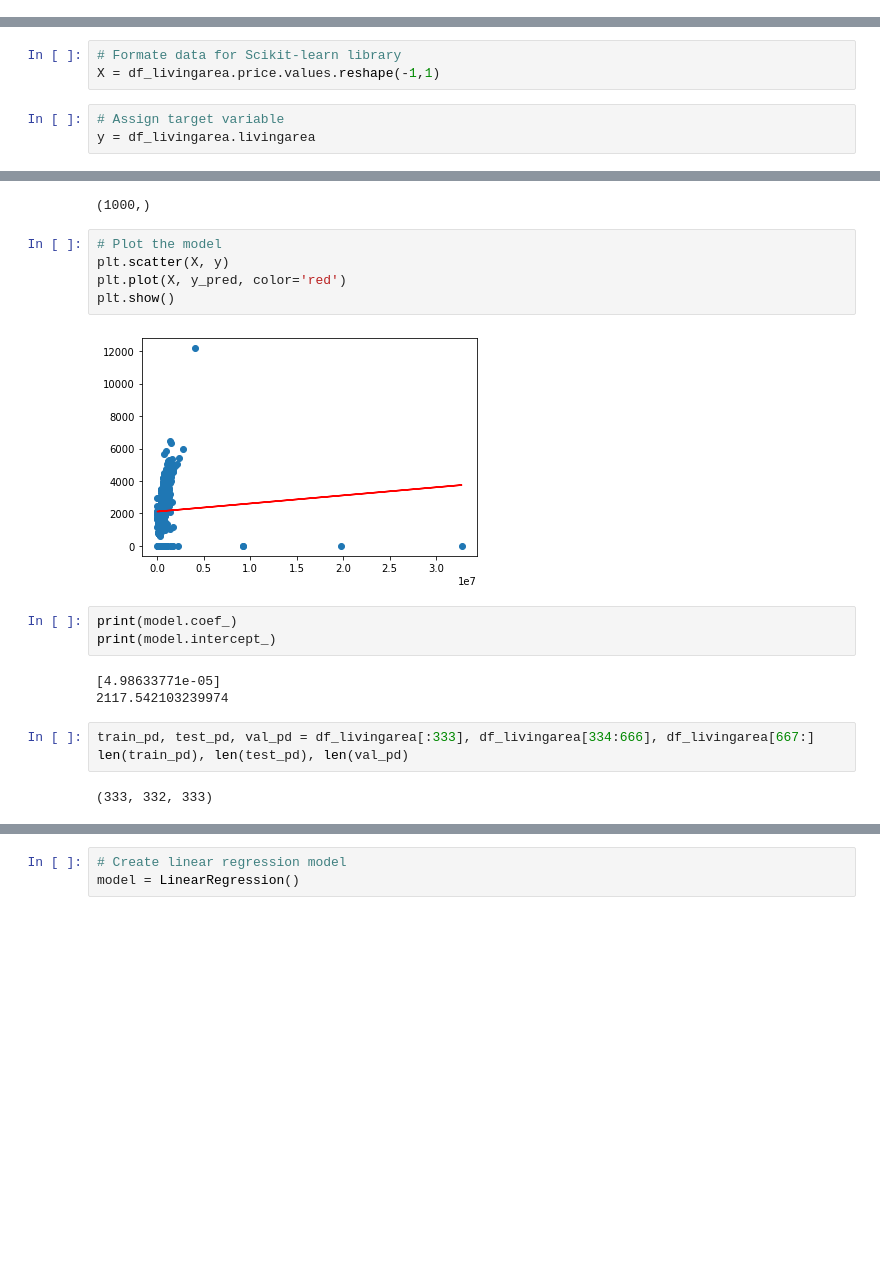
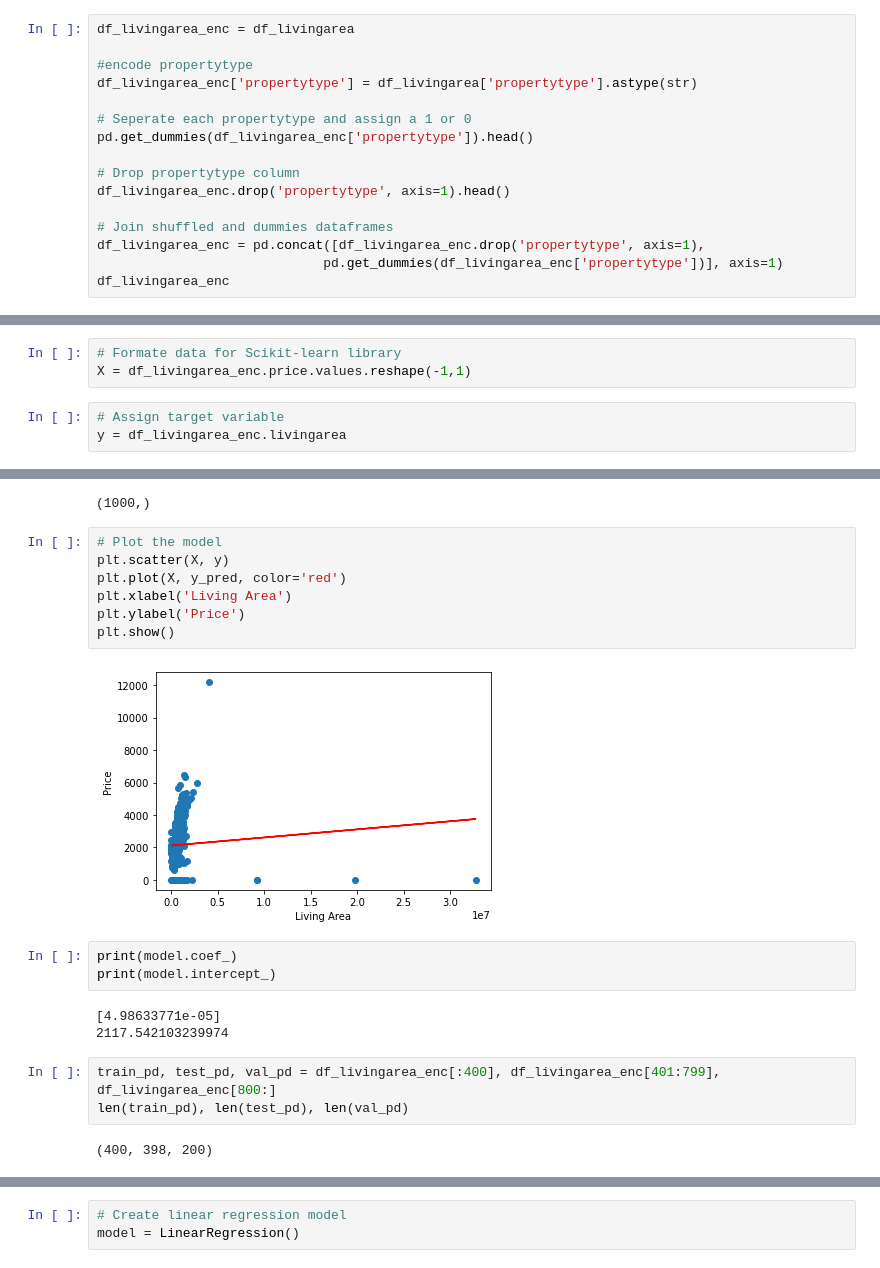
Before and after one commit to robgmizzou/Housing-Capstone, a Jupyter notebook: zipcode_df_v2.ipynb, the cells around one changed output, grey strips where cells are left out. Saved outputs shown, nothing was run; the diff lists cells and outputs as text; blank space fills up the shorter version.

```diff
--- a/zipcode_df_v2.ipynb
+++ b/zipcode_df_v2.ipynb
@@ -168,3 +192,19 @@ df_livingarea
 | 998 | SINGLE_FAMILY | 0.170000 | 549900 | 4.0 | -78.732414 | 35.905746 | 3.0 | 1953.0 | Capital & Spring Forest | ... |
 | 999 | SINGLE_FAMILY | 0.360000 | 750000 | 4.0 | -78.583900 | 35.916573 | 3.0 | 3350.0 | Marriott Downtown Raleigh | ... |
 1000 rows × 45 columns
+# %%
+df_livingarea_enc = df_livingarea
+
+#encode propertytype
+df_livingarea_enc['propertytype'] = df_livingarea['propertytype'].astype(str)
+
+# Seperate each propertytype and assign a 1 or 0
+pd.get_dummies(df_livingarea_enc['propertytype']).head()
+
+# Drop propertytype column
+df_livingarea_enc.drop('propertytype', axis=1).head()
+
+# Join shuffled and dummies dataframes
+df_livingarea_enc = pd.concat([df_livingarea_enc.drop('propertytype', axis=1),
+                             pd.get_dummies(df_livingarea_enc['propertytype'])], axis=1)
+df_livingarea_enc
@@ -187,9 +263,9 @@ plt.show()
 # %%
 # Formate data for Scikit-learn library
-X = df_livingarea.price.values.reshape(-1,1)
+X = df_livingarea_enc.price.values.reshape(-1,1)
 # %%
 # Assign target variable
-y = df_livingarea.livingarea
+y = df_livingarea_enc.livingarea
 # %%
 # Create linear regression model
 model = LinearRegression()
@@ -207,10 +283,12 @@ print(y_pred.shape)
 # %%
 # Plot the model
 plt.scatter(X, y)
 plt.plot(X, y_pred, color='red')
+plt.xlabel('Living Area')
+plt.ylabel('Price')
 plt.show()
 # %% [output]
-[figure, old version]
+[figure, new version]
 # %%
 print(model.coef_)
 print(model.intercept_)
@@ -218,10 +296,10 @@ print(model.intercept_)
 [4.98633771e-05]
 2117.542103239974
 # %%
-train_pd, test_pd, val_pd = df_livingarea[:333], df_livingarea[334:666], df_livingarea[667:]
+train_pd, test_pd, val_pd = df_livingarea_enc[:400], df_livingarea_enc[401:799], df_livingarea_enc[800:]
 len(train_pd), len(test_pd), len(val_pd)
 # %% [output]
-(333, 332, 333)
+(400, 398, 200)
 # %%
 # Train the model
 X_train, y_train = train_pd.to_numpy()[:, :-1], train_pd.to_numpy()[:, -1]
```
Also changed, not shown: parts of 23 cells of this notebook.
